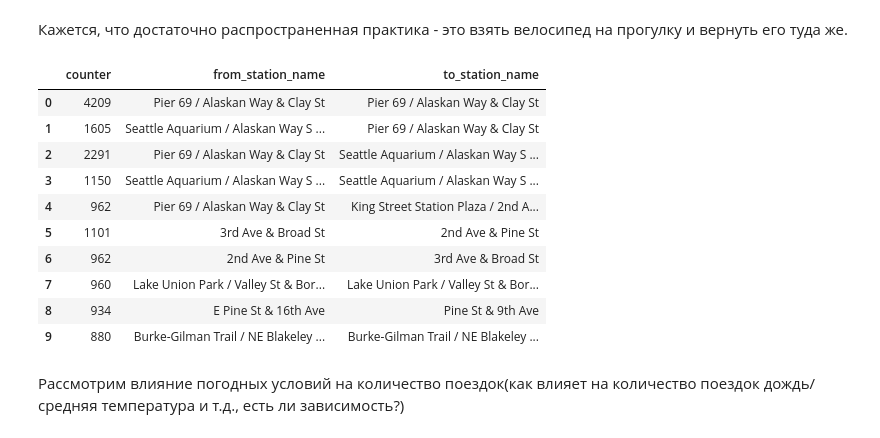
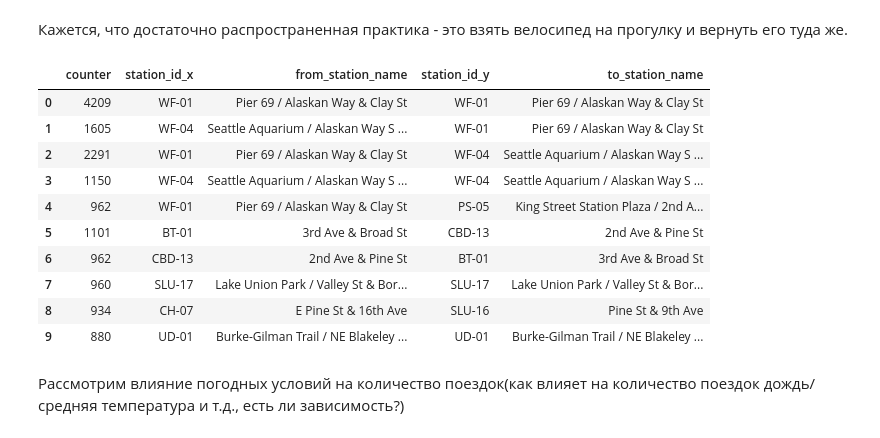
Before and after one commit to titovd/cycle-share-system-kaggle, a Jupyter notebook: notebooks/popular_stations_and_weather.ipynb, the cells around one changed output. Drawn from its saved outputs; the diff is of its cells as text; code cells hidden in the pictures.

```diff
--- a/notebooks/popular_stations_and_weather.ipynb
+++ b/notebooks/popular_stations_and_weather.ipynb
@@ -108,30 +125,32 @@ top_trips = popular_trips.sort_values(by='counter', ascending=False).head(10)
 Кажется, что достаточно распространенная практика - это взять велосипед на прогулку и вернуть его туда же.
 # %%
 top_trips = top_trips.merge(stations_data[['station_id', 'name']],
-                left_on='from_station_id',
-                right_on='station_id')
-top_trips = top_trips.drop(['from_station_id', 'station_id'], axis=1)
+                            left_on='from_station_id',
+                            right_on='station_id')
+
+top_trips = top_trips.drop(['from_station_id'], axis=1)
 top_trips = top_trips.rename(columns={'name':'from_station_name'})
 
 top_trips = top_trips.merge(stations_data[['station_id', 'name']],
                 left_on='to_station_id',
                 right_on='station_id')
-top_trips = top_trips.drop(['to_station_id', 'station_id'], axis=1)
+
+top_trips = top_trips.drop(['to_station_id'], axis=1)
 top_trips = top_trips.rename(columns={'name':'to_station_name'})
 
 top_trips
 # %% [output]
-|  | counter | from_station_name | to_station_name |
-| 0 | 4209 | Pier 69 / Alaskan Way & Clay St | Pier 69 / Alaskan Way & Clay St |
-| 1 | 1605 | Seattle Aquarium / Alaskan Way S ... | Pier 69 / Alaskan Way & Clay St |
-| 2 | 2291 | Pier 69 / Alaskan Way & Clay St | Seattle Aquarium / Alaskan Way S ... |
-| 3 | 1150 | Seattle Aquarium / Alaskan Way S ... | Seattle Aquarium / Alaskan Way S ... |
-| 4 | 962 | Pier 69 / Alaskan Way & Clay St | King Street Station Plaza / 2nd A... |
-| 5 | 1101 | 3rd Ave & Broad St | 2nd Ave & Pine St |
-| 6 | 962 | 2nd Ave & Pine St | 3rd Ave & Broad St |
-| 7 | 960 | Lake Union Park / Valley St & Bor... | Lake Union Park / Valley St & Bor... |
-| 8 | 934 | E Pine St & 16th Ave | Pine St & 9th Ave |
-| 9 | 880 | Burke-Gilman Trail / NE Blakeley ... | Burke-Gilman Trail / NE Blakeley ... |
+|  | counter | station_id_x | from_station_name | station_id_y | to_station_name |
+| 0 | 4209 | WF-01 | Pier 69 / Alaskan Way & Clay St | WF-01 | Pier 69 / Alaskan Way & Clay St |
+| 1 | 1605 | WF-04 | Seattle Aquarium / Alaskan Way S ... | WF-01 | Pier 69 / Alaskan Way & Clay St |
+| 2 | 2291 | WF-01 | Pier 69 / Alaskan Way & Clay St | WF-04 | Seattle Aquarium / Alaskan Way S ... |
+| 3 | 1150 | WF-04 | Seattle Aquarium / Alaskan Way S ... | WF-04 | Seattle Aquarium / Alaskan Way S ... |
+| 4 | 962 | WF-01 | Pier 69 / Alaskan Way & Clay St | PS-05 | King Street Station Plaza / 2nd A... |
+| 5 | 1101 | BT-01 | 3rd Ave & Broad St | CBD-13 | 2nd Ave & Pine St |
+| 6 | 962 | CBD-13 | 2nd Ave & Pine St | BT-01 | 3rd Ave & Broad St |
+| 7 | 960 | SLU-17 | Lake Union Park / Valley St & Bor... | SLU-17 | Lake Union Park / Valley St & Bor... |
+| 8 | 934 | CH-07 | E Pine St & 16th Ave | SLU-16 | Pine St & 9th Ave |
+| 9 | 880 | UD-01 | Burke-Gilman Trail / NE Blakeley ... | UD-01 | Burke-Gilman Trail / NE Blakeley ... |
 # %% [markdown]
 Рассмотрим влияние погодных условий на количество поездок(как влияет на количество поездок дождь/средняя температура и т.д., есть ли зависимость?)
 # %%
```
Also changed, not shown: parts of 10 cells of this notebook, 5 other files.
